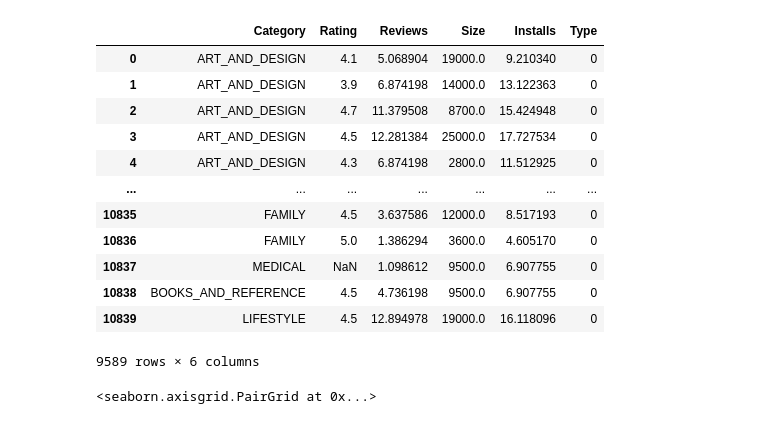
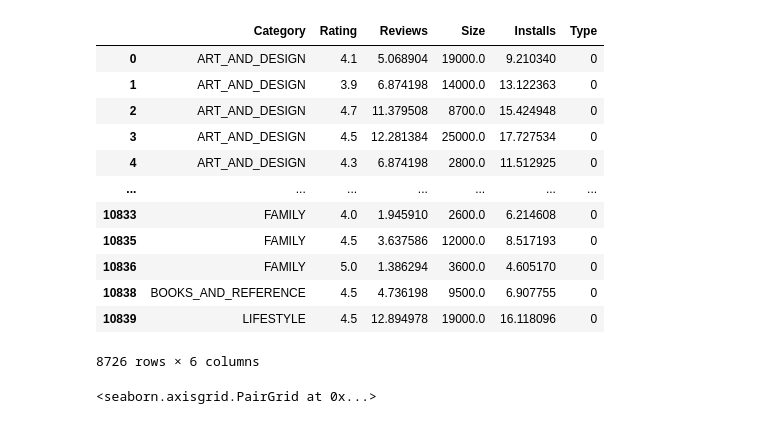
Before and after one commit to Mischomei/GooglePlay, a Jupyter notebook: googleplaystoretest.ipynb, the cells around one changed output. Cells and saved outputs as stored; diff of their text form; code cells hidden in the pictures.

```diff
--- a/googleplaystoretest.ipynb
+++ b/googleplaystoretest.ipynb
@@ -37,39 +37,40 @@ class Preprocessing():
 
     def cleaner(self):
         pass
 
     def preprocess(self):
         self.dropjunk()
         self.getinstalls()
         self.sizefunc()
         self.outlayers("Size")
         self.data.Installs = np.log(self.data.Installs)
         self.outlayers("Installs")
         self.data.loc[self.data.Installs <= 4, ["Installs"]] = self.data.Installs.median()
         self.data.loc[self.data.Size > 50000, "Size"] = self.data.Size.median()
         self.data.Reviews = np.log(self.data.Reviews)
         self.outlayers("Reviews")
         self.pricer()
         return self.data
 
 preproc = Preprocessing(data)
 data = preproc.preprocess()
+data = data.dropna()
 
 data
 # %% [output]
 |  | Category | Rating | Reviews | Size | Installs | Type |
 | 0 | ART_AND_DESIGN | 4.1 | 5.068904 | 19000.0 | 9.210340 | 0 |
 | 1 | ART_AND_DESIGN | 3.9 | 6.874198 | 14000.0 | 13.122363 | 0 |
 | 2 | ART_AND_DESIGN | 4.7 | 11.379508 | 8700.0 | 15.424948 | 0 |
 | 3 | ART_AND_DESIGN | 4.5 | 12.281384 | 25000.0 | 17.727534 | 0 |
 | 4 | ART_AND_DESIGN | 4.3 | 6.874198 | 2800.0 | 11.512925 | 0 |
 | ... | ... | ... | ... | ... | ... | ... |
+| 10833 | FAMILY | 4.0 | 1.945910 | 2600.0 | 6.214608 | 0 |
 | 10835 | FAMILY | 4.5 | 3.637586 | 12000.0 | 8.517193 | 0 |
 | 10836 | FAMILY | 5.0 | 1.386294 | 3600.0 | 4.605170 | 0 |
-| 10837 | MEDICAL | NaN | 1.098612 | 9500.0 | 6.907755 | 0 |
 | 10838 | BOOKS_AND_REFERENCE | 4.5 | 4.736198 | 9500.0 | 6.907755 | 0 |
 | 10839 | LIFESTYLE | 4.5 | 12.894978 | 19000.0 | 16.118096 | 0 |
-9589 rows × 6 columns
+8726 rows × 6 columns
 # %%
 sns.pairplot(data, hue="Rating")
 # %% [output]
```
Also changed, not shown: parts of 15 cells of this notebook, 2 other files.
